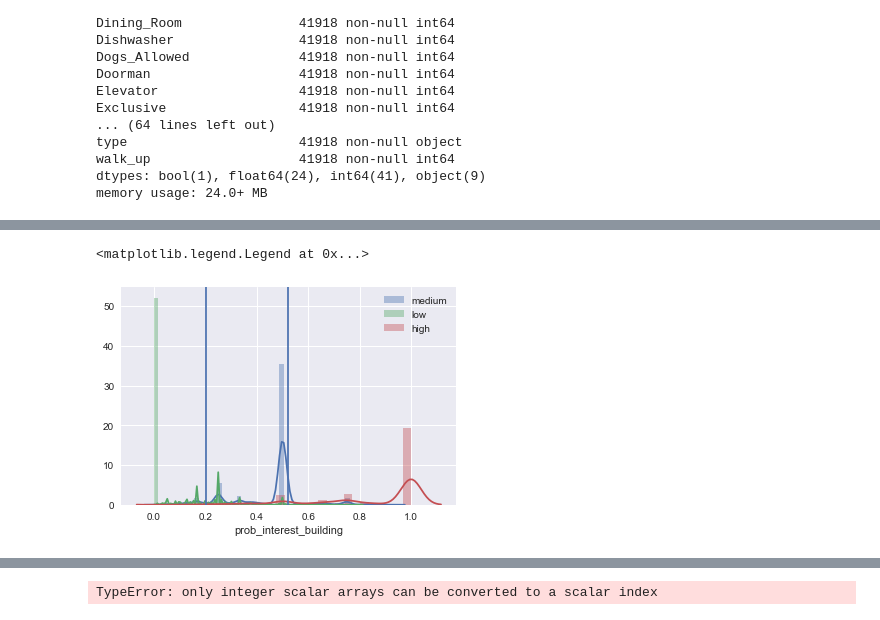
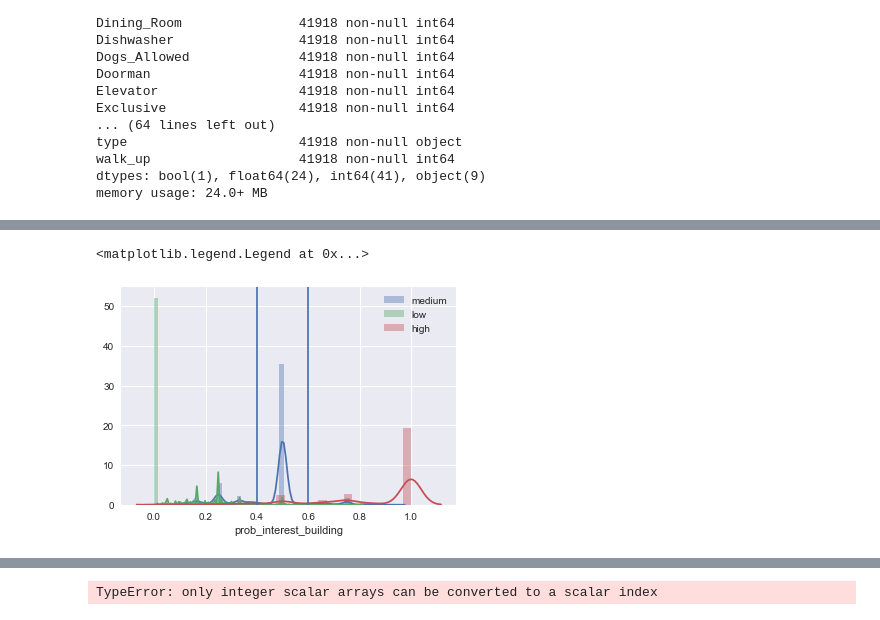
Before and after one commit to bfine9618/PredictingInterestLevel, a Jupyter notebook: Initial models/KNN & CV Logistic Reg.ipynb, the cells around one changed output, grey strips where cells are left out. Saved outputs shown, nothing was run; the diff lists cells and outputs as text; code cells hidden in the pictures.

```diff
--- a/Initial models/KNN & CV Logistic Reg.ipynb
+++ b/Initial models/KNN & CV Logistic Reg.ipynb
@@ -69,10 +39,10 @@ plt.legend()
 # %%
 for i in df['interest_level'].unique():
     sns.distplot(df[df['interest_level']==i]['prob_interest_building'], label=i)
 
-plt.axvline(.2)
-plt.axvline(.52)
+plt.axvline(.4)
+plt.axvline(.6)
 plt.legend()
 # %% [output]
 <matplotlib.legend.Legend at 0x...>
-[figure, old version]
+[figure, new version]
```
Also changed, not shown: parts of 15 cells of this notebook, 12 other files.
